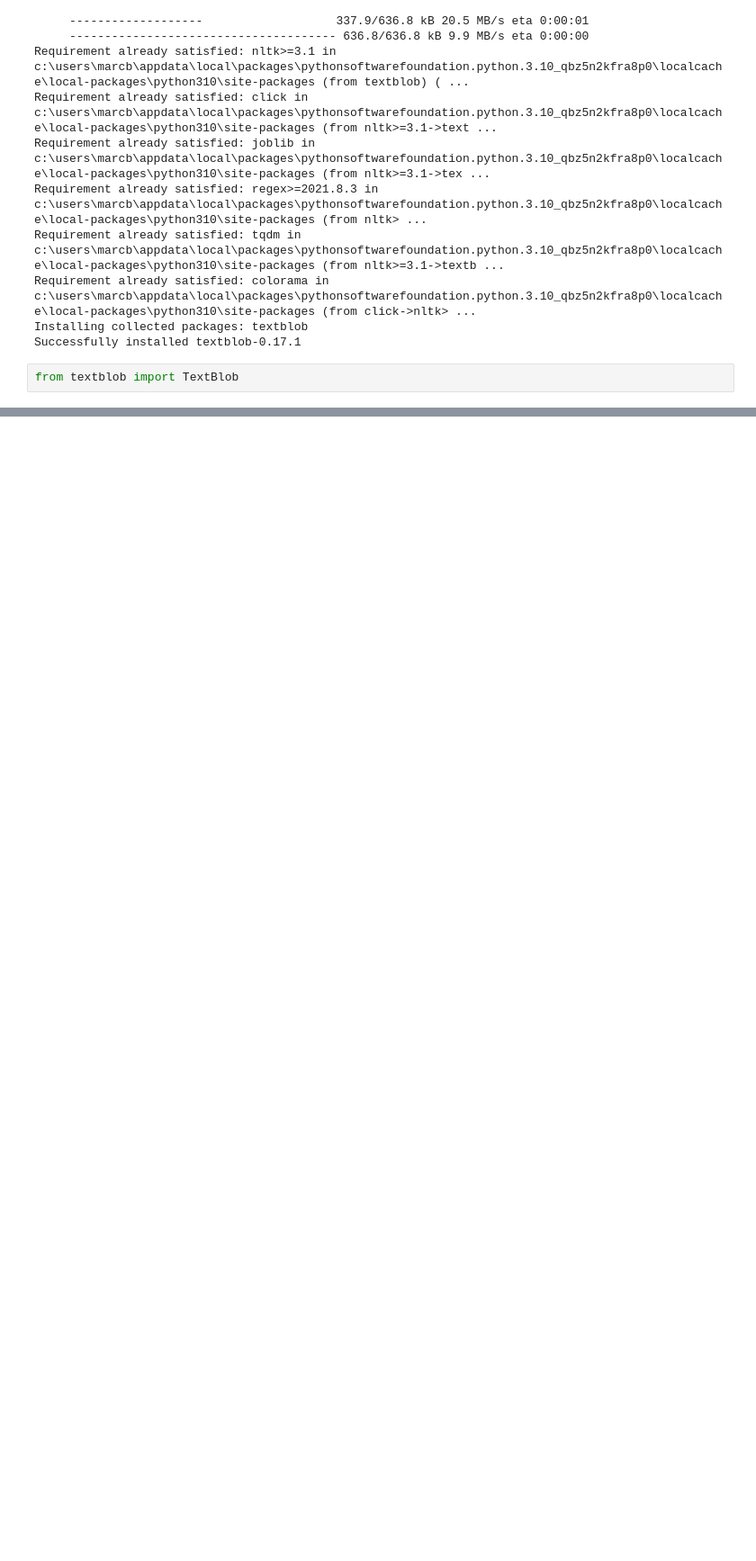
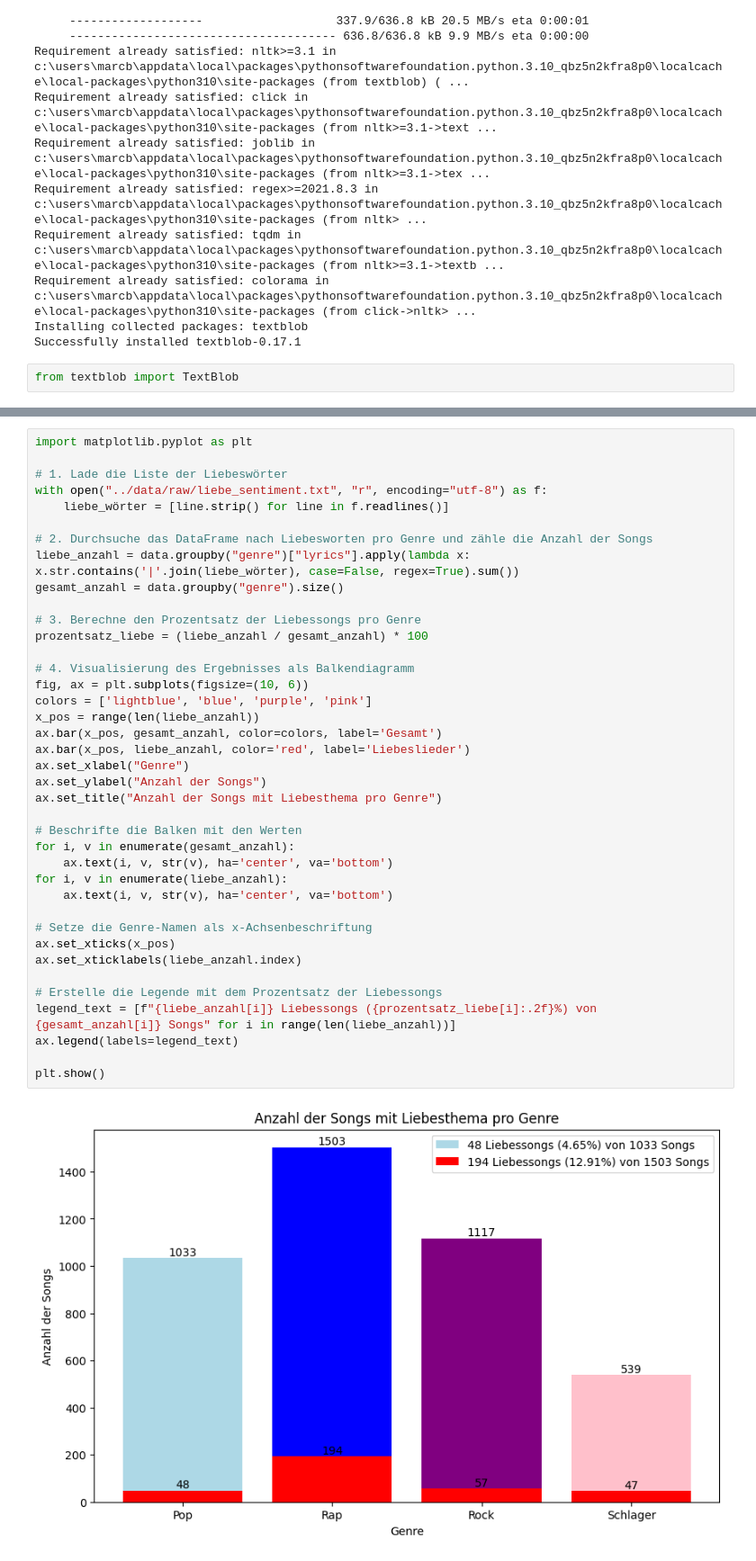
Before and after one commit to Richard-Sieg-TH-Koln/statistik-1-team-2, a Jupyter notebook: notebooks/marc_biehl.ipynb, the cells around one changed output, grey strips where cells are left out. Shown at 90% size. Drawn from its saved outputs; the diff is of its cells as text; blank space fills up the shorter version.

```diff
--- a/notebooks/marc_biehl.ipynb
+++ b/notebooks/marc_biehl.ipynb
@@ -520,0 +576,41 @@ plt.show()
+# %%
+import matplotlib.pyplot as plt
+
+# 1. Lade die Liste der Liebeswörter
+with open("../data/raw/liebe_sentiment.txt", "r", encoding="utf-8") as f:
+    liebe_wörter = [line.strip() for line in f.readlines()]
+
+# 2. Durchsuche das DataFrame nach Liebesworten pro Genre und zähle die Anzahl der Songs
+liebe_anzahl = data.groupby("genre")["lyrics"].apply(lambda x: x.str.contains('|'.join(liebe_wörter), case=False, regex=True).sum())
+gesamt_anzahl = data.groupby("genre").size()
+
+# 3. Berechne den Prozentsatz der Liebessongs pro Genre
+prozentsatz_liebe = (liebe_anzahl / gesamt_anzahl) * 100
+
+# 4. Visualisierung des Ergebnisses als Balkendiagramm
+fig, ax = plt.subplots(figsize=(10, 6))
+colors = ['lightblue', 'blue', 'purple', 'pink']
+x_pos = range(len(liebe_anzahl))
+ax.bar(x_pos, gesamt_anzahl, color=colors, label='Gesamt')
+ax.bar(x_pos, liebe_anzahl, color='red', label='Liebeslieder')
+ax.set_xlabel("Genre")
+ax.set_ylabel("Anzahl der Songs")
+ax.set_title("Anzahl der Songs mit Liebesthema pro Genre")
+
+# Beschrifte die Balken mit den Werten
+for i, v in enumerate(gesamt_anzahl):
+    ax.text(i, v, str(v), ha='center', va='bottom')
+for i, v in enumerate(liebe_anzahl):
+    ax.text(i, v, str(v), ha='center', va='bottom')
+
+# Setze die Genre-Namen als x-Achsenbeschriftung
+ax.set_xticks(x_pos)
+ax.set_xticklabels(liebe_anzahl.index)
+
+# Erstelle die Legende mit dem Prozentsatz der Liebessongs
+legend_text = [f"{liebe_anzahl[i]} Liebessongs ({prozentsatz_liebe[i]:.2f}%) von {gesamt_anzahl[i]} Songs" for i in range(len(liebe_anzahl))]
+ax.legend(labels=legend_text)
+
+plt.show()
+# %% [output]
+[figure, added]
```
Also changed, not shown: parts of 12 cells of this notebook, 2 other files.
